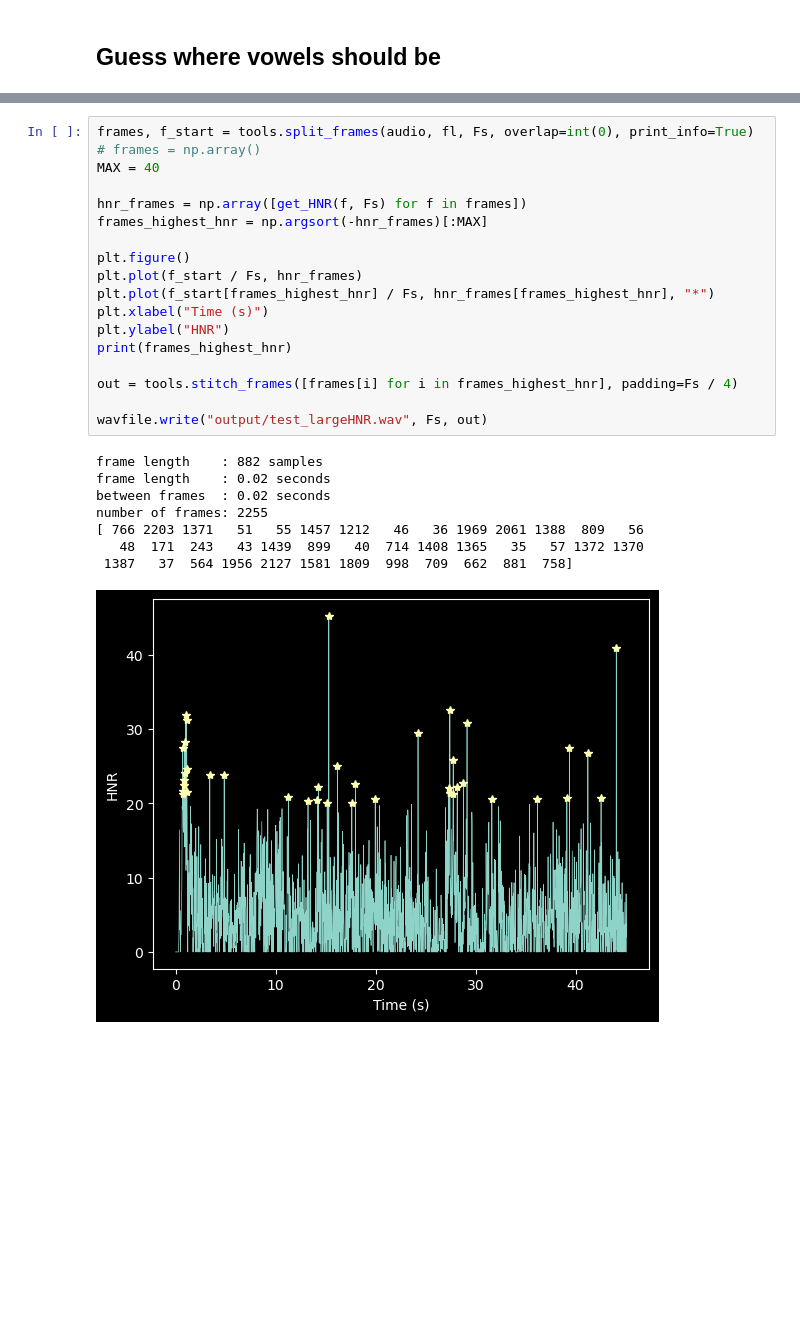
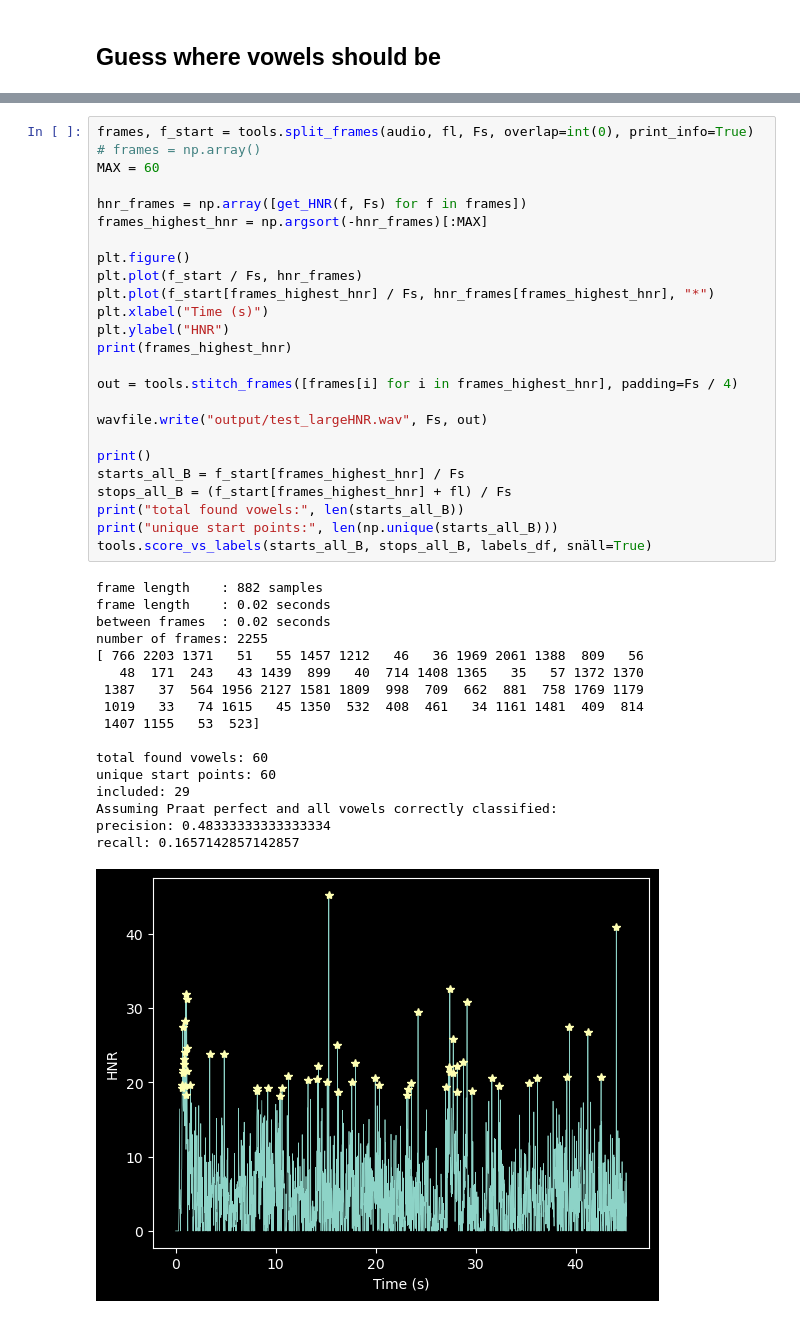
Before and after one commit to TobiasBjork/VowelProject, a Jupyter notebook: notreallypeaks.ipynb, the cells around one changed output, grey strips where cells are left out. Cells and saved outputs as stored; diff of their text form; blank space fills up the shorter version.

```diff
--- a/notreallypeaks.ipynb
+++ b/notreallypeaks.ipynb
@@ -128,27 +128,43 @@ recall: 0.03428571428571429
 # %%
 frames, f_start = tools.split_frames(audio, fl, Fs, overlap=int(0), print_info=True)
 # frames = np.array()
-MAX = 40
+MAX = 60
 
 hnr_frames = np.array([get_HNR(f, Fs) for f in frames])
 frames_highest_hnr = np.argsort(-hnr_frames)[:MAX]
 
 plt.figure()
 plt.plot(f_start / Fs, hnr_frames)
 plt.plot(f_start[frames_highest_hnr] / Fs, hnr_frames[frames_highest_hnr], "*")
 plt.xlabel("Time (s)")
 plt.ylabel("HNR")
 print(frames_highest_hnr)
 
 out = tools.stitch_frames([frames[i] for i in frames_highest_hnr], padding=Fs / 4)
 
 wavfile.write("output/test_largeHNR.wav", Fs, out)
+
+print()
+starts_all_B = f_start[frames_highest_hnr] / Fs
+stops_all_B = (f_start[frames_highest_hnr] + fl) / Fs
+print("total found vowels:", len(starts_all_B))
+print("unique start points:", len(np.unique(starts_all_B)))
+tools.score_vs_labels(starts_all_B, stops_all_B, labels_df, snäll=True)
 # %% [output]
 frame length    : 882 samples
 frame length    : 0.02 seconds
 between frames  : 0.02 seconds
 number of frames: 2255
 [ 766 2203 1371   51   55 1457 1212   46   36 1969 2061 1388  809   56
    48  171  243   43 1439  899   40  714 1408 1365   35   57 1372 1370
- 1387   37  564 1956 2127 1581 1809  998  709  662  881  758]
+ 1387   37  564 1956 2127 1581 1809  998  709  662  881  758 1769 1179
+ 1019   33   74 1615   45 1350  532  408  461   34 1161 1481  409  814
+ 1407 1155   53  523]
+
+total found vowels: 60
+unique start points: 60
+included: 29
+Assuming Praat perfect and all vowels correctly classified:
+precision: 0.48333333333333334
+recall: 0.1657142857142857
-[figure, old version]
+[figure, new version]
```
Also changed, not shown: parts of 4 cells of this notebook, 3 other files.
